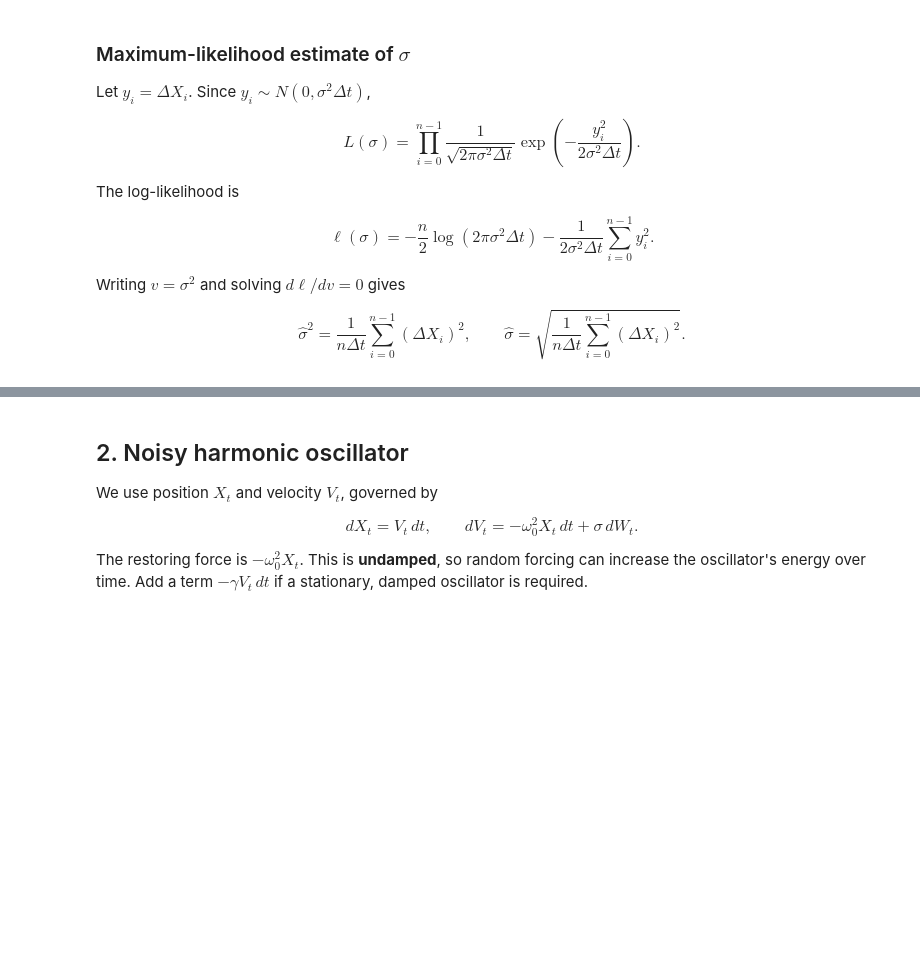
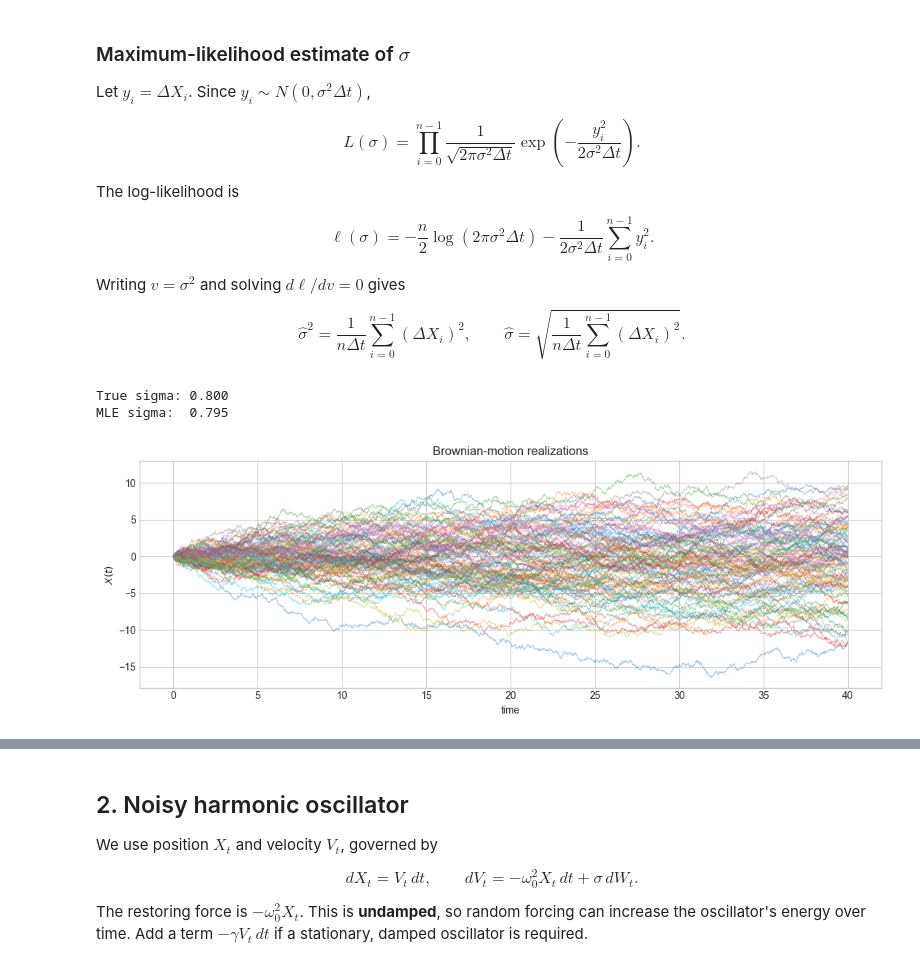
Before and after one commit to dared22/master_thesis, a Jupyter notebook: sandbox/likelihood_calc.ipynb, the cells around one changed output, grey strips where cells are left out. Cells and saved outputs as stored; diff of their text form; code cells hidden in the pictures; blank space fills up the shorter version.

```diff
--- a/sandbox/likelihood_calc.ipynb
+++ b/sandbox/likelihood_calc.ipynb
@@ -55,8 +86,30 @@ Writing $v=\sigma^2$ and solving $d\ell/dv=0$ gives
 
 $$\boxed{\widehat{\sigma}^2=\frac{1}{n\Delta t}\sum_{i=0}^{n-1}(\Delta X_i)^2,\qquad \widehat{\sigma}=\sqrt{\frac{1}{n\Delta t}\sum_{i=0}^{n-1}(\Delta X_i)^2}.}$$
 # %%
-brownian_increments = np.diff(brownian_path)
+# Estimate from the last original path, even when this cell is rerun.
+brownian_increments = np.diff(paths_list[-1][1])
 brownian_sigma_hat = np.sqrt(np.mean(brownian_increments**2) / brownian_dt)
 
 print(f"True sigma: {brownian_sigma_true:.3f}")
 print(f"MLE sigma:  {brownian_sigma_hat:.3f}")
+# %% [output]
+True sigma: 0.800
+MLE sigma:  0.795
+# %%
+paths_list_sigma_hat = []
+for i in range(100):
+    brownian_time, brownian_path = brownian_motion(
+        x0=0.0, sigma=brownian_sigma_hat, dt=brownian_dt,
+        n_steps=brownian_n_steps, rng=rng,
+    )
+    paths_list_sigma_hat.append((brownian_time, brownian_path))
+
+
+fig, ax = plt.subplots(figsize=(11, 4))
+for time, path in paths_list_sigma_hat:
+    ax.plot(time, path, lw=0.8, alpha=0.4)
+ax.set(title="Brownian-motion realizations", xlabel="time", ylabel="$X(t)$")
+fig.tight_layout()
+plt.show()
+# %% [output]
+[figure, added]
```
Also changed, not shown: parts of 16 cells of this notebook, 1 other file.
